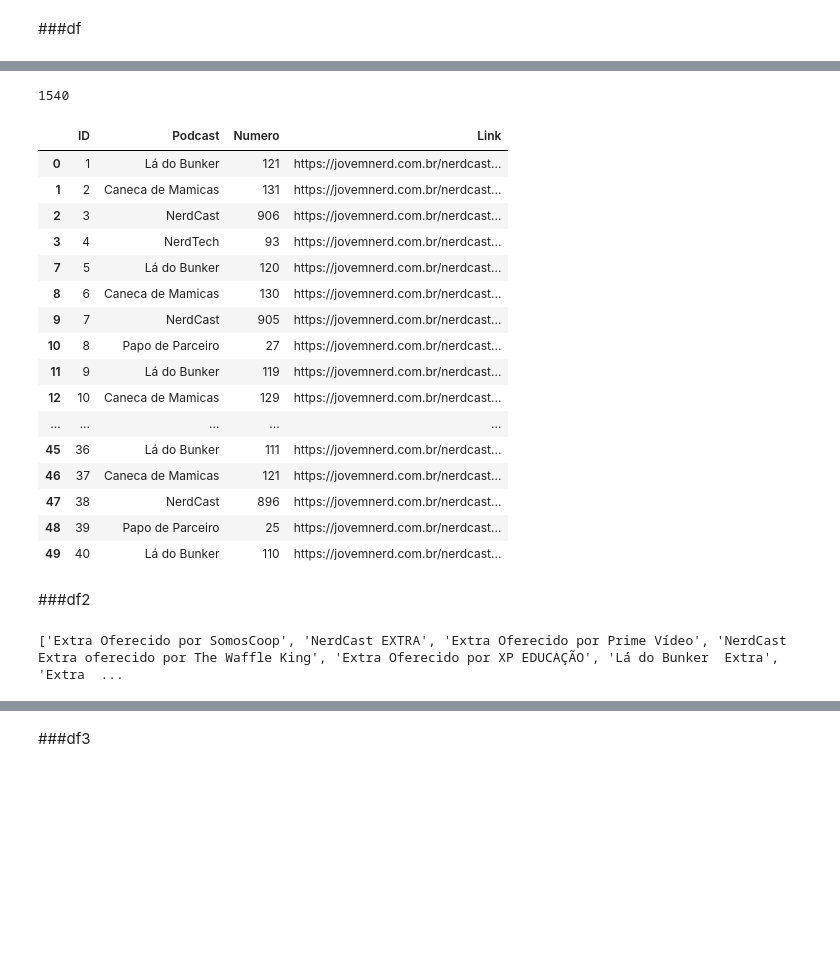
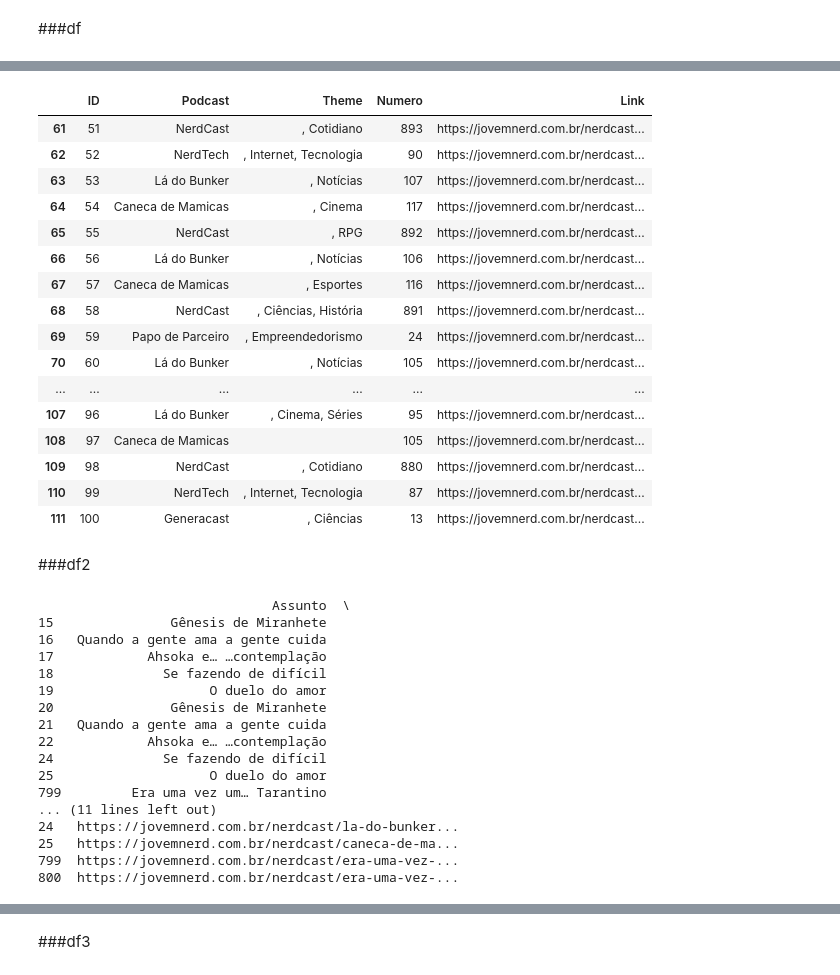
Before and after one commit to gellwanger/nerdcast_analysis, a Jupyter notebook: Nercast_Analysis.ipynb, the cells around one changed output, grey strips where cells are left out. Cells and saved outputs as stored; diff of their text form; code cells hidden in the pictures; blank space fills up the shorter version.

```diff
--- a/Nercast_Analysis.ipynb
+++ b/Nercast_Analysis.ipynb
@@ -158,0 +284,5 @@ data.to_excel(output_file, index=False)
+# %%
+for item in podcast_names_themes:
+  for name in df['Podcast']:
+    if item == name:
+      df['Theme'] = item
@@ -274,10 +357,6 @@ print(len(text_new))
 number_new = []
 
 number_new = [item for item in list_number if item != '']
-
-print(len(number_new))
-# %% [output]
-1540
 # %%
 df.insert(len(df.columns) - 1, column = 'Numero', value = 0)
 # %%
@@ -286,26 +365,26 @@ df['Podcast'] = text_new
 # %%
 df.insert(0, 'ID', 1)
 df['ID'] = range(1, len(df) + 1)
-# %%
-df.head(40)
-# %% [output]
-|  | ID | Podcast | Numero | Link |
-| 0 | 1 | Lá do Bunker | 121 | https://jovemnerd.com.br/nerdcast... |
-| 1 | 2 | Caneca de Mamicas | 131 | https://jovemnerd.com.br/nerdcast... |
-| 2 | 3 | NerdCast | 906 | https://jovemnerd.com.br/nerdcast... |
-| 3 | 4 | NerdTech | 93 | https://jovemnerd.com.br/nerdcast... |
-| 7 | 5 | Lá do Bunker | 120 | https://jovemnerd.com.br/nerdcast... |
-| 8 | 6 | Caneca de Mamicas | 130 | https://jovemnerd.com.br/nerdcast... |
-| 9 | 7 | NerdCast | 905 | https://jovemnerd.com.br/nerdcast... |
-| 10 | 8 | Papo de Parceiro | 27 | https://jovemnerd.com.br/nerdcast... |
-| 11 | 9 | Lá do Bunker | 119 | https://jovemnerd.com.br/nerdcast... |
-| 12 | 10 | Caneca de Mamicas | 129 | https://jovemnerd.com.br/nerdcast... |
-| ... | ... | ... | ... | ... |
-| 45 | 36 | Lá do Bunker | 111 | https://jovemnerd.com.br/nerdcast... |
-| 46 | 37 | Caneca de Mamicas | 121 | https://jovemnerd.com.br/nerdcast... |
-| 47 | 38 | NerdCast | 896 | https://jovemnerd.com.br/nerdcast... |
-| 48 | 39 | Papo de Parceiro | 25 | https://jovemnerd.com.br/nerdcast... |
-| 49 | 40 | Lá do Bunker | 110 | https://jovemnerd.com.br/nerdcast... |
+# %%
+df[50:100]
+# %% [output]
+|  | ID | Podcast | Theme | Numero | Link |
+| 61 | 51 | NerdCast | , Cotidiano | 893 | https://jovemnerd.com.br/nerdcast... |
+| 62 | 52 | NerdTech | , Internet, Tecnologia | 90 | https://jovemnerd.com.br/nerdcast... |
+| 63 | 53 | Lá do Bunker | , Notícias | 107 | https://jovemnerd.com.br/nerdcast... |
+| 64 | 54 | Caneca de Mamicas | , Cinema | 117 | https://jovemnerd.com.br/nerdcast... |
+| 65 | 55 | NerdCast | , RPG | 892 | https://jovemnerd.com.br/nerdcast... |
+| 66 | 56 | Lá do Bunker | , Notícias | 106 | https://jovemnerd.com.br/nerdcast... |
+| 67 | 57 | Caneca de Mamicas | , Esportes | 116 | https://jovemnerd.com.br/nerdcast... |
+| 68 | 58 | NerdCast | , Ciências, História | 891 | https://jovemnerd.com.br/nerdcast... |
+| 69 | 59 | Papo de Parceiro | , Empreendedorismo | 24 | https://jovemnerd.com.br/nerdcast... |
+| 70 | 60 | Lá do Bunker | , Notícias | 105 | https://jovemnerd.com.br/nerdcast... |
+| ... | ... | ... | ... | ... | ... |
+| 107 | 96 | Lá do Bunker | , Cinema, Séries | 95 | https://jovemnerd.com.br/nerdcast... |
+| 108 | 97 | Caneca de Mamicas |  | 105 | https://jovemnerd.com.br/nerdcast... |
+| 109 | 98 | NerdCast | , Cotidiano | 880 | https://jovemnerd.com.br/nerdcast... |
+| 110 | 99 | NerdTech | , Internet, Tecnologia | 87 | https://jovemnerd.com.br/nerdcast... |
+| 111 | 100 | Generacast | , Ciências | 13 | https://jovemnerd.com.br/nerdcast... |
 # %% [markdown]
 ###df2
 # %%
@@ -313,7 +392,25 @@ df2 = pd.DataFrame(columns=['Assunto', 'Link'])
 # %%
 for item in list2:
   df2.loc[df2.shape[0]] = [item.text.strip(), item.find('a')['href']]
-# %%
-print(list_of_numbers)
-# %% [output]
-['Extra Oferecido por SomosCoop', 'NerdCast EXTRA', 'Extra Oferecido por Prime Vídeo', 'NerdCast Extra oferecido por The Waffle King', 'Extra Oferecido por XP EDUCAÇÃO', 'Lá do Bunker  Extra', 'Extra  ...
+# %%
+linhas_duplicadas = df2[df2.duplicated(keep=False)]
+
+print(linhas_duplicadas)
+# %% [output]
+                              Assunto  \
+15               Gênesis de Miranhete
+16   Quando a gente ama a gente cuida
+17            Ahsoka e… …contemplação
+18              Se fazendo de difícil
+19                    O duelo do amor
+20               Gênesis de Miranhete
+21   Quando a gente ama a gente cuida
+22            Ahsoka e… …contemplação
+24              Se fazendo de difícil
+25                    O duelo do amor
+799         Era uma vez um… Tarantino
+... (11 lines left out)
+24   https://jovemnerd.com.br/nerdcast/la-do-bunker...
+25   https://jovemnerd.com.br/nerdcast/caneca-de-ma...
+799  https://jovemnerd.com.br/nerdcast/era-uma-vez-...
+800  https://jovemnerd.com.br/nerdcast/era-uma-vez-...
```
Also changed, not shown: parts of 56 cells of this notebook.
